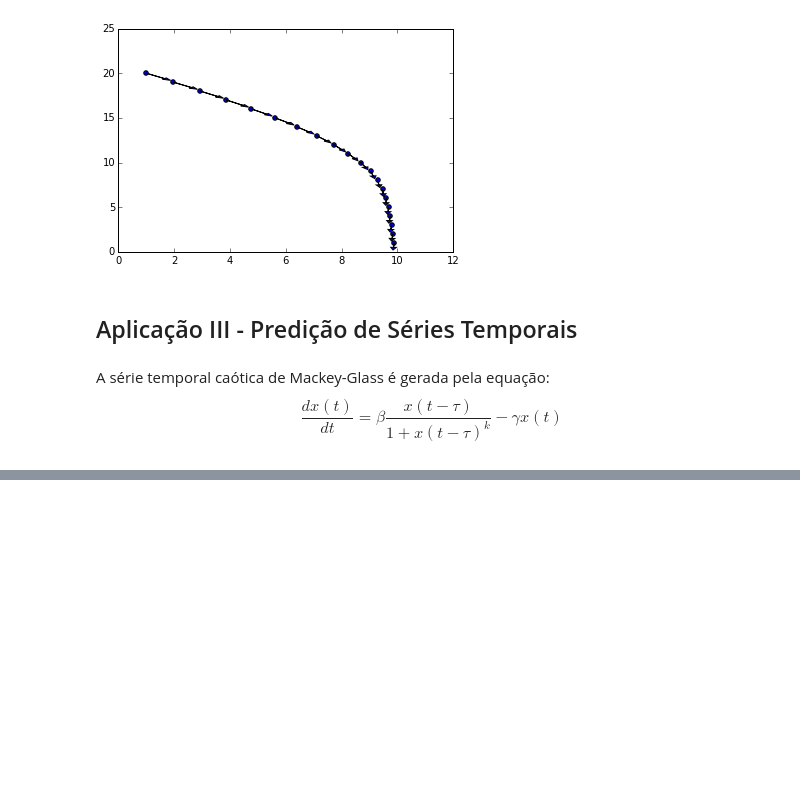
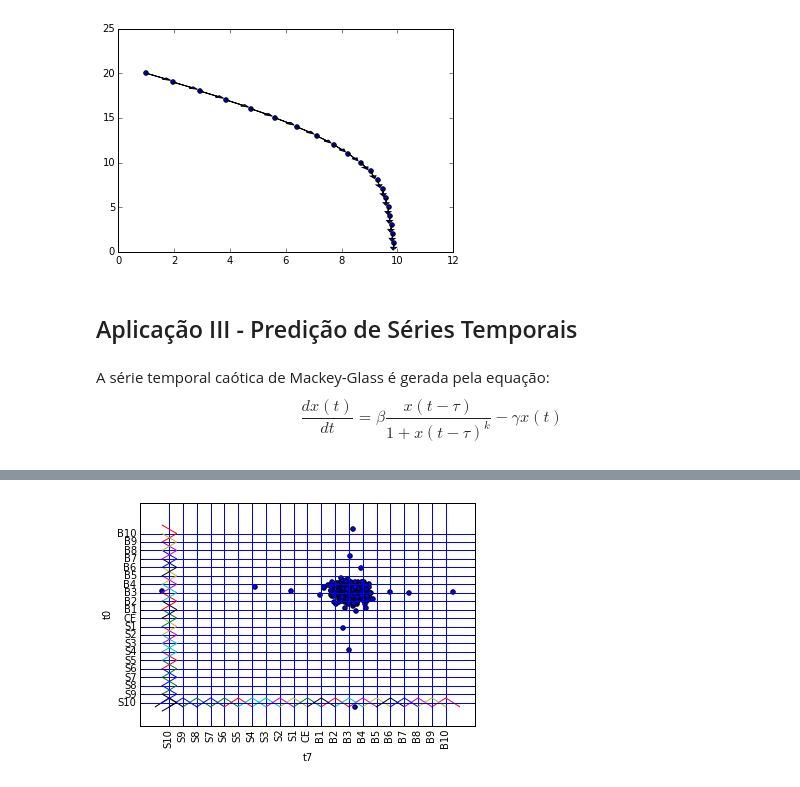
Before and after one commit to petroniocandido/LearningFuzzyRulesFromExamples, a Jupyter notebook: Mineração de Regras.ipynb, the cells around one changed output, grey strips where cells are left out. Drawn from its saved outputs; the diff is of its cells as text; code cells hidden in the pictures; blank space fills up the shorter version.

```diff
--- a/Mineração de Regras.ipynb
+++ b/Mineração de Regras.ipynb
@@ -646,0 +667,4 @@ SE t8 é B4 E t9 é B2 E t6 é B4 E t7 é B1 E t4 é B2 E t5 é B3 E t2 é B2 E
+# %%
+plot_conj2D(df_ts['t7'],df_ts['t0'],conj6,['t7','t0'])
+# %% [output]
+[figure, added]
```
Also changed, not shown: parts of 11 cells of this notebook.
